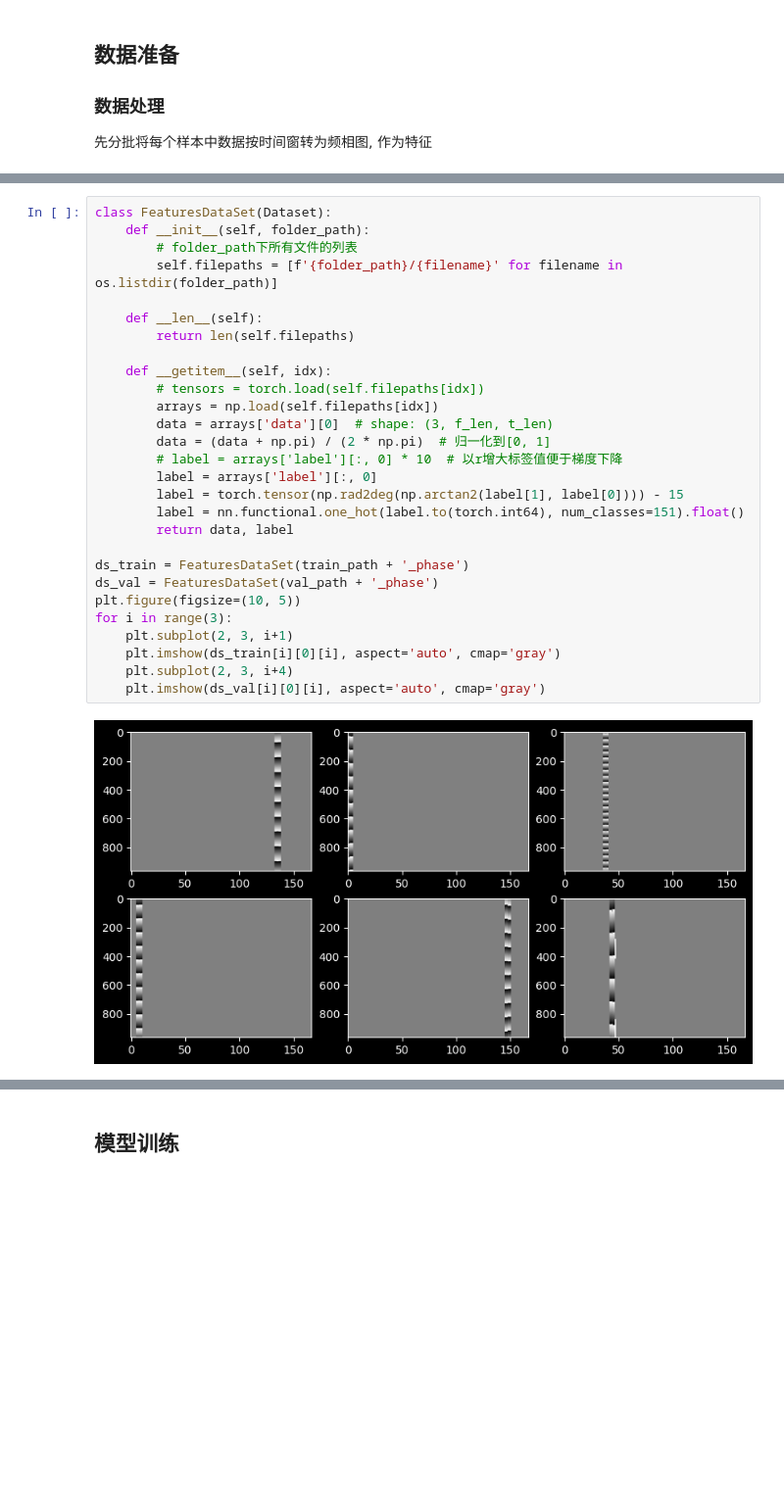
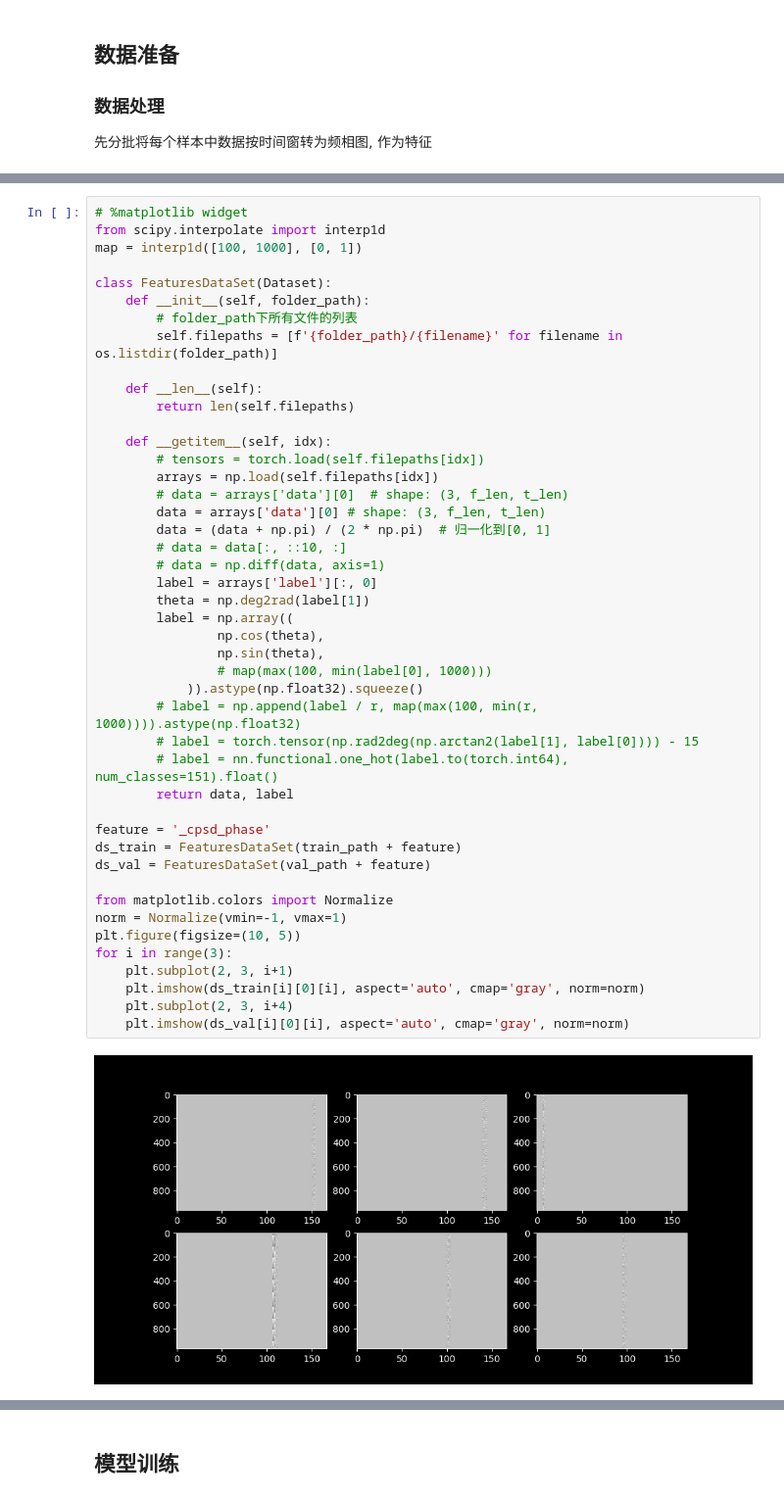
Before and after one commit to LeoJhonSong/ternary-array-passive-bearing, a Jupyter notebook: wideband_cpsd_cnn.ipynb, the cells around one changed output, grey strips where cells are left out. Shown at 98% size. Cells and saved outputs as stored; diff of their text form; blank space fills up the shorter version.

```diff
--- a/wideband_cpsd_cnn.ipynb
+++ b/wideband_cpsd_cnn.ipynb
@@ -117,31 +74,48 @@ def process_data():
 # %%
+# %matplotlib widget
+from scipy.interpolate import interp1d
+map = interp1d([100, 1000], [0, 1])
+
 class FeaturesDataSet(Dataset):
     def __init__(self, folder_path):
         # folder_path下所有文件的列表
         self.filepaths = [f'{folder_path}/{filename}' for filename in os.listdir(folder_path)]
 
     def __len__(self):
         return len(self.filepaths)
 
     def __getitem__(self, idx):
         # tensors = torch.load(self.filepaths[idx])
         arrays = np.load(self.filepaths[idx])
-        data = arrays['data'][0]  # shape: (3, f_len, t_len)
+        # data = arrays['data'][0]  # shape: (3, f_len, t_len)
+        data = arrays['data'][0] # shape: (3, f_len, t_len)
         data = (data + np.pi) / (2 * np.pi)  # 归一化到[0, 1]
-        # label = arrays['label'][:, 0] * 10  # 以r增大标签值便于梯度下降
+        # data = data[:, ::10, :]
+        # data = np.diff(data, axis=1)
         label = arrays['label'][:, 0]
-        label = torch.tensor(np.rad2deg(np.arctan2(label[1], label[0]))) - 15
-        label = nn.functional.one_hot(label.to(torch.int64), num_classes=151).float()
+        theta = np.deg2rad(label[1])
+        label = np.array((
+                np.cos(theta),
+                np.sin(theta),
+                # map(max(100, min(label[0], 1000)))
+            )).astype(np.float32).squeeze()
+        # label = np.append(label / r, map(max(100, min(r, 1000)))).astype(np.float32)
+        # label = torch.tensor(np.rad2deg(np.arctan2(label[1], label[0]))) - 15
+        # label = nn.functional.one_hot(label.to(torch.int64), num_classes=151).float()
         return data, label
 
-ds_train = FeaturesDataSet(train_path + '_phase')
-ds_val = FeaturesDataSet(val_path + '_phase')
+feature = '_cpsd_phase'
+ds_train = FeaturesDataSet(train_path + feature)
+ds_val = FeaturesDataSet(val_path + feature)
+
+from matplotlib.colors import Normalize
+norm = Normalize(vmin=-1, vmax=1)
 plt.figure(figsize=(10, 5))
 for i in range(3):
     plt.subplot(2, 3, i+1)
-    plt.imshow(ds_train[i][0][i], aspect='auto', cmap='gray')
+    plt.imshow(ds_train[i][0][i], aspect='auto', cmap='gray', norm=norm)
     plt.subplot(2, 3, i+4)
-    plt.imshow(ds_val[i][0][i], aspect='auto', cmap='gray')
+    plt.imshow(ds_val[i][0][i], aspect='auto', cmap='gray', norm=norm)
 # %% [output]
-[figure, old version]
+[figure, new version]
 # %%
```
Also changed, not shown: parts of 17 cells of this notebook, 1 other file.
